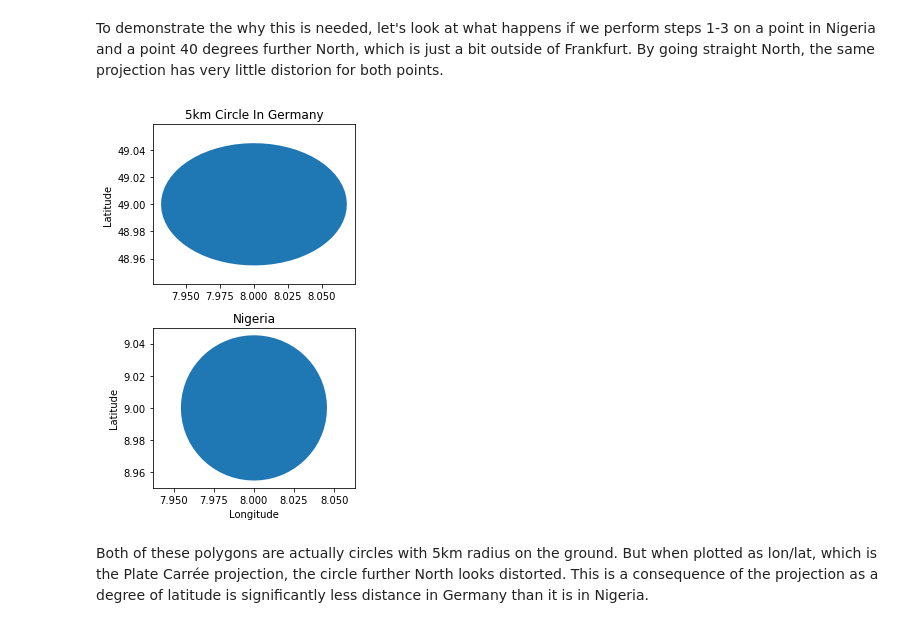
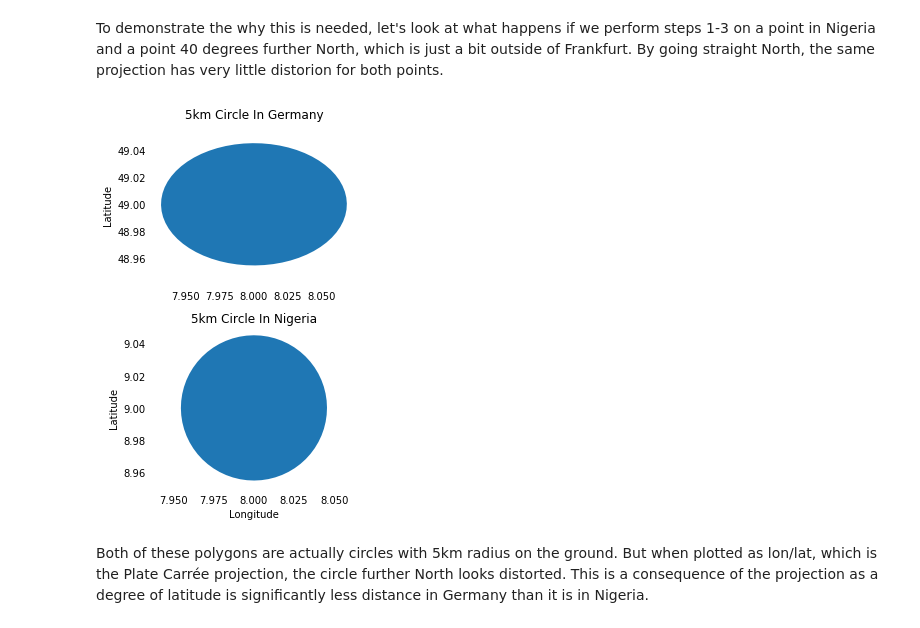
Before and after one commit to dillongardner/PyDataSpatialAnalysis, a Jupyter notebook: examples/Nigeria Nighlights.ipynb, the cells around one changed output. Drawn from its saved outputs; the diff is of its cells as text; code cells hidden in the pictures.

```diff
--- a/examples/Nigeria Nighlights.ipynb
+++ b/examples/Nigeria Nighlights.ipynb
@@ -16,4 +16,4 @@ import os
 from pprint import pprint
 from rasterio.mask import mask
 %matplotlib inline
-DATA_PATH = '/data/PyDataSpatialAnalysis/data'
+DATA_PATH = '../data'
@@ -227,19 +227,26 @@ geo_series.crs=clusters.crs
 # %%
 new_crs = "+proj=utm +zone=32 +ellps=GRS80 +units=m +no_defs"
 old_crs = "+init=epsg:4326"
 fig, ax = plt.subplots(2, figsize=(4,6))
 ax[0].axis('equal')
 ax[1].axis('equal')
 geo_series.to_crs(new_crs).buffer(5000).to_crs(old_crs)[['Germany']].plot(ax=ax[0])
 geo_series.to_crs(new_crs).buffer(5000).to_crs(old_crs)[['Nigeria']].plot(ax=ax[1])
 ax[0].set_title('5km Circle In Germany')
-ax[1].set_title('Nigeria')
+ax[0].set_frame_on(False)
+ax[0].xaxis.set_ticks_position('none')
+ax[0].yaxis.set_ticks_position('none')
+ax[1].set_title('5km Circle In Nigeria')
 ax[1].set_xlabel('Longitude')
 ax[0].set_ylabel('Latitude')
 ax[1].set_ylabel('Latitude')
+ax[1].set_frame_on(False)
+ax[1].xaxis.set_ticks_position('none')
+ax[1].yaxis.set_ticks_position('none')
 fig.tight_layout()
+fig.savefig('/Users/dillon/Desktop/circles.png', dpi=700)
 # %% [output]
-[figure, old version]
+[figure, new version]
 # %% [markdown]
 Both of these polygons are actually circles with 5km radius on the ground. But when plotted as lon/lat, which is the Plate Carrée projection, the circle further North looks distorted. This is a consequence of the projection as a degree of latitude is significantly less distance in Germany than it is in Nigeria.
 # %% [markdown]
```
Also changed, not shown: parts of 6 cells of this notebook, 3 other files.
